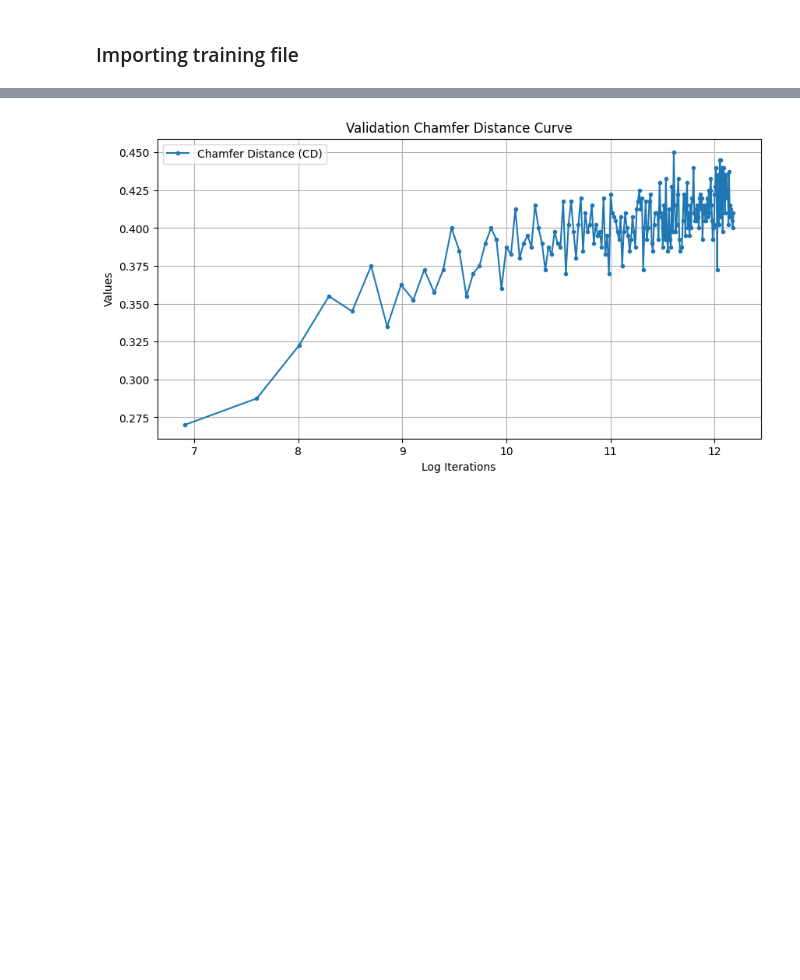
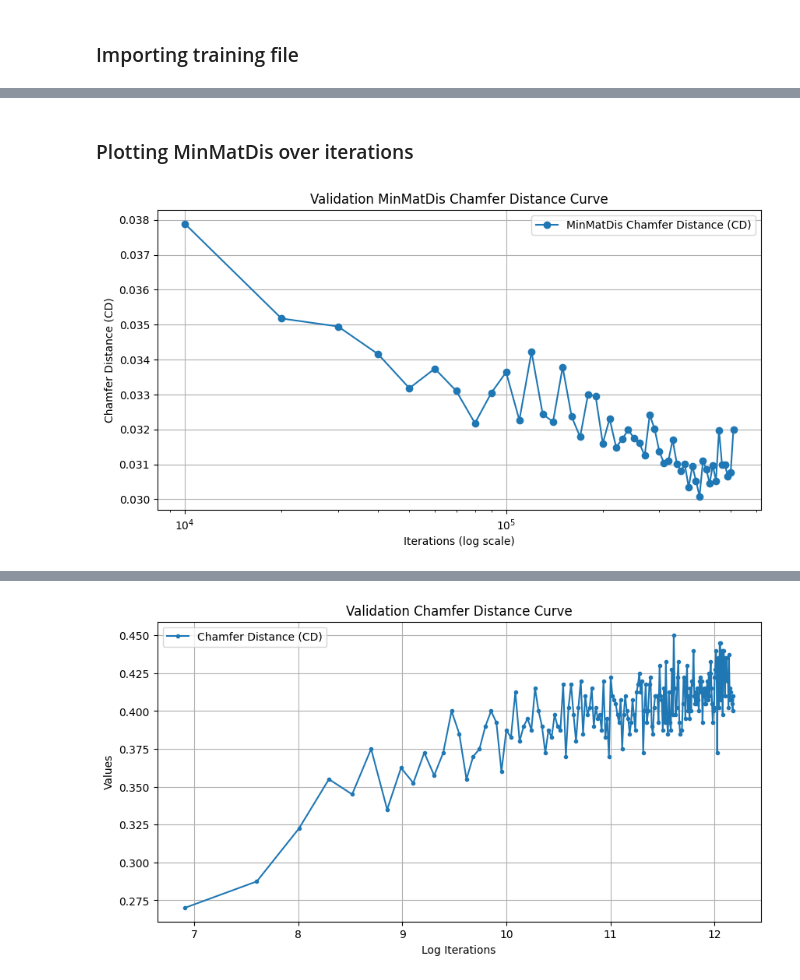
Before and after one commit to HenrikHolmen/Classifier_Guided_Diffusion_for_Point_Clouds, a Jupyter notebook: Analysis/Generator/loss_curve_gen.ipynb, the cells around one changed output, grey strips where cells are left out. Saved outputs shown, nothing was run; the diff lists cells and outputs as text; code cells hidden in the pictures; blank space fills up the shorter version.

```diff
--- a/Analysis/Generator/loss_curve_gen.ipynb
+++ b/Analysis/Generator/loss_curve_gen.ipynb
@@ -61,0 +56,31 @@ plt.show()
+# %% [markdown]
+### Plotting MinMatDis over iterations
+# %%
+import matplotlib.pyplot as plt
+
+# File path for MinMatDis values
+file_path = 'MinMatDis_all_CD_values_per_10000iterationer_v3.txt'
+
+# Read the file content
+with open(file_path, 'r', encoding="utf-8") as f:
+    lines = f.readlines()
+
+# Extract CD values from each line
+cd_values = [float(line.strip().split()[-1]) for line in lines]
+
+# Generate iterations (starting from 10000, 20000, ..., etc.)
+iterations = [(i + 1) * 10000 for i in range(len(cd_values))]
+
+# Plotting the validation curve for Chamfer Distance (CD) with log scale on x-axis
+plt.figure(figsize=(10, 5))
+plt.plot(iterations, cd_values, label='MinMatDis Chamfer Distance (CD)', marker='o')
+plt.xlabel('Iterations (log scale)')
+plt.ylabel('Chamfer Distance (CD)')
+plt.xscale('log')
+plt.title('Validation MinMatDis Chamfer Distance Curve')
+plt.legend()
+plt.grid(True)
+plt.savefig('Validation_MinMatDis_CD_curve_log_scale.png', dpi=500)
+plt.show()
+# %% [output]
+[figure, added]
```
Also changed, not shown: parts of 24 cells of this notebook, 14 other files.
